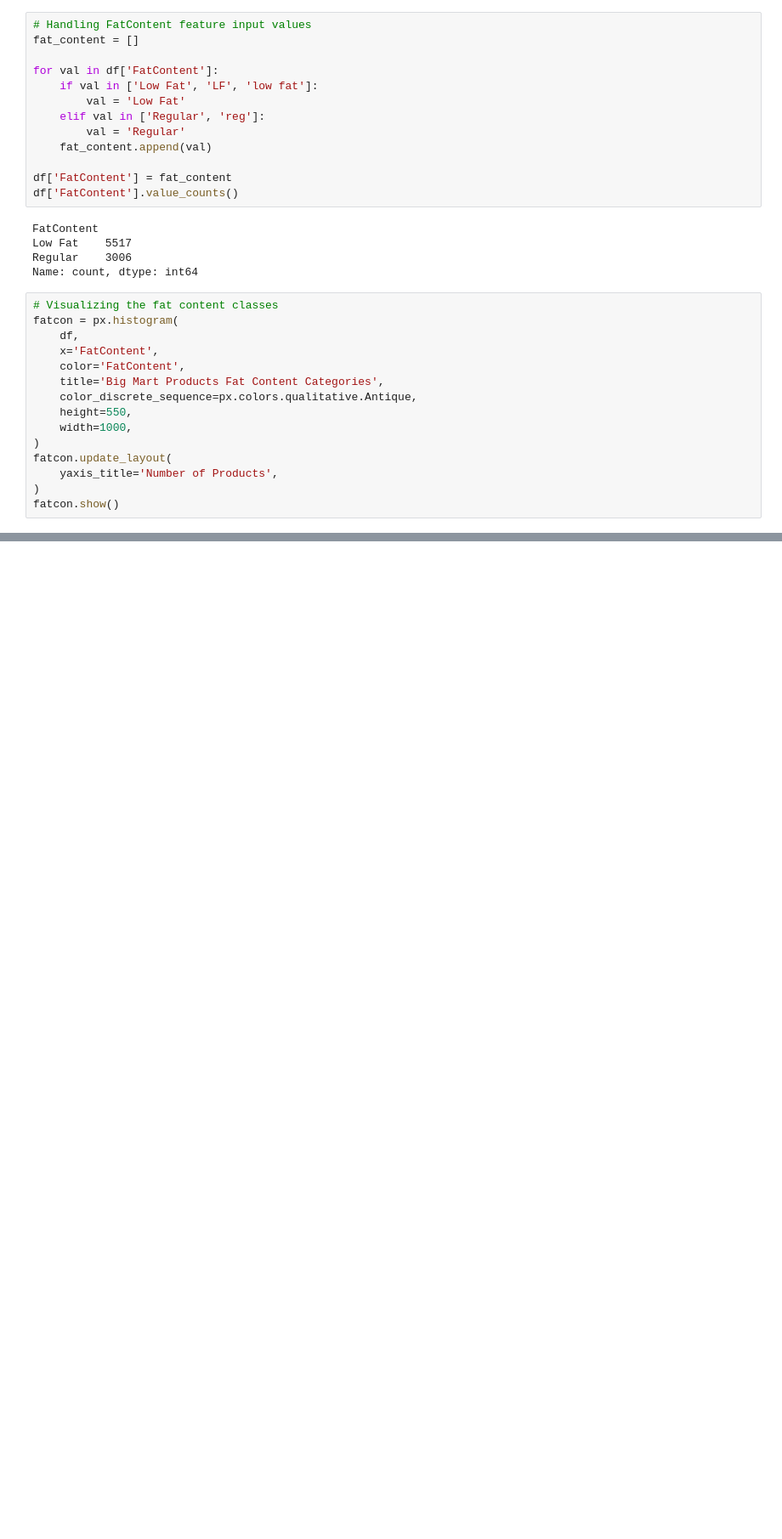
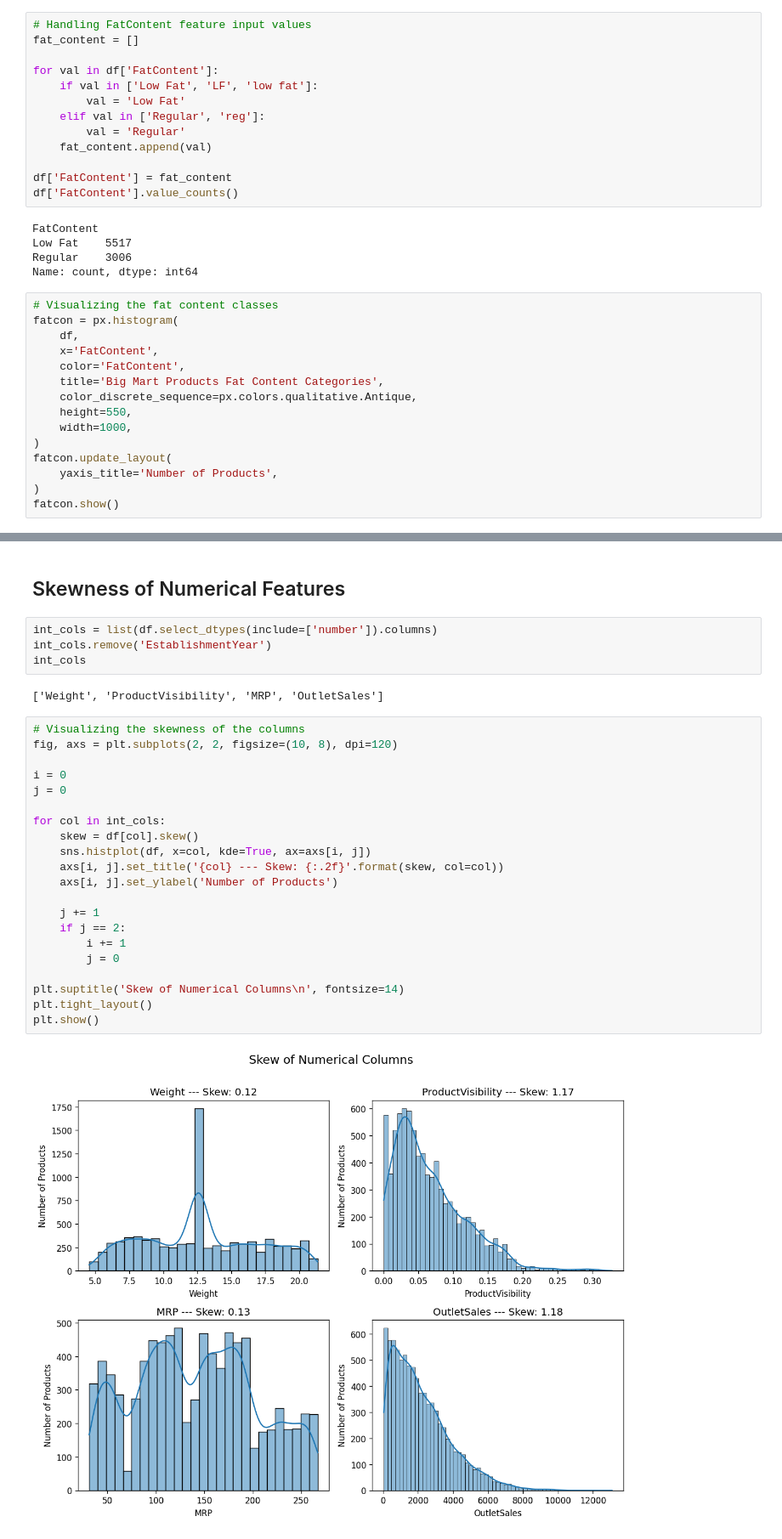
Before and after one commit to DejusDevspace/bigmart-sales-prediction, a Jupyter notebook: bigmart.ipynb, the cells around one changed output, grey strips where cells are left out. Shown at 85% size. Drawn from its saved outputs; the diff is of its cells as text; blank space fills up the shorter version.

Commit message:
skew_

```diff
--- a/bigmart.ipynb
+++ b/bigmart.ipynb
@@ -185,0 +281,31 @@ fatcon.show()
+# %% [markdown]
+## Skewness of Numerical Features
+# %%
+int_cols = list(df.select_dtypes(include=['number']).columns)
+int_cols.remove('EstablishmentYear')
+int_cols
+# %% [output]
+['Weight', 'ProductVisibility', 'MRP', 'OutletSales']
+# %%
+# Visualizing the skewness of the columns
+fig, axs = plt.subplots(2, 2, figsize=(10, 8), dpi=120)
+
+i = 0
+j = 0
+
+for col in int_cols:
+    skew = df[col].skew()
+    sns.histplot(df, x=col, kde=True, ax=axs[i, j])
+    axs[i, j].set_title('{col} --- Skew: {:.2f}'.format(skew, col=col))
+    axs[i, j].set_ylabel('Number of Products')
+
+    j += 1
+    if j == 2:
+        i += 1
+        j = 0
+
+plt.suptitle('Skew of Numerical Columns\n', fontsize=14)
+plt.tight_layout()
+plt.show()
+# %% [output]
+[figure, added]
```
Also changed, not shown: parts of 11 cells of this notebook.
